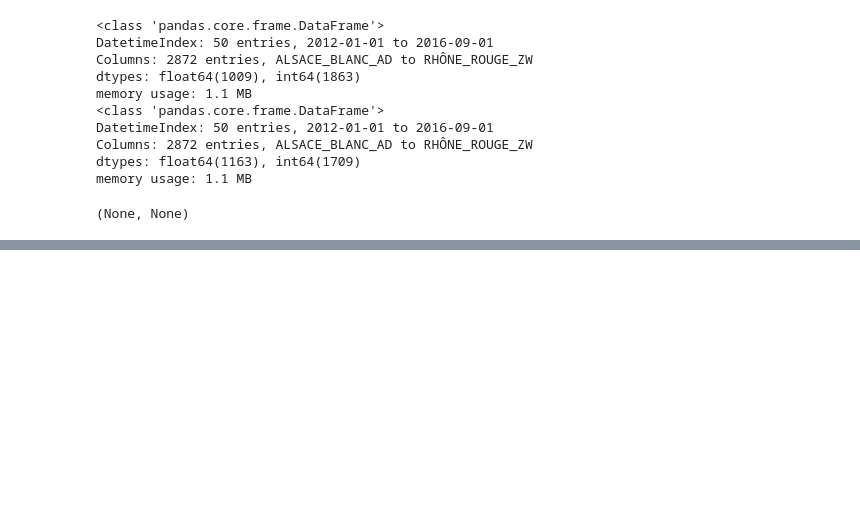
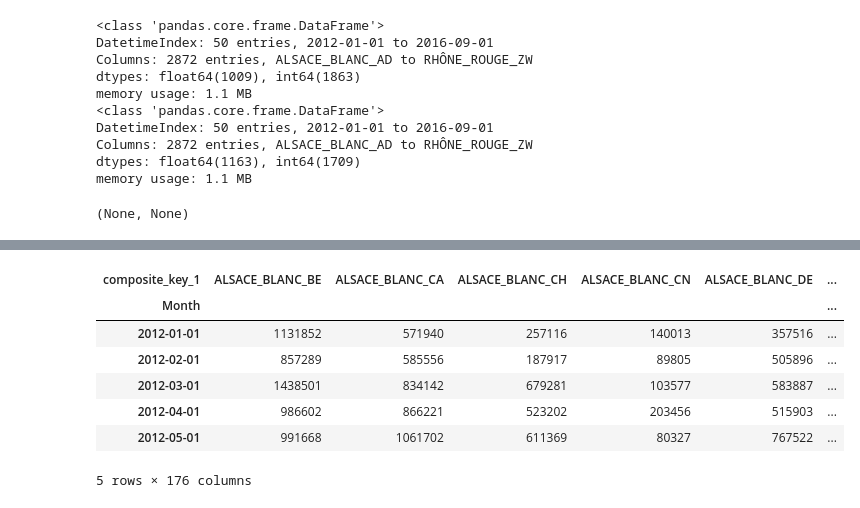
Before and after one commit to antoinecarme/TimeSeriesData, a Jupyter notebook: Stat_FR_CommExt/merged/French_Wine_Export.ipynb, the cells around one changed output, grey strips where cells are left out. Drawn from its saved outputs; the diff is of its cells as text; code cells hidden in the pictures; blank space fills up the shorter version.

```diff
--- a/Stat_FR_CommExt/merged/French_Wine_Export.ipynb
+++ b/Stat_FR_CommExt/merged/French_Wine_Export.ipynb
@@ -279,0 +334,15 @@ df_kgs.to_csv('French_Wine_Export_in_Kgs.csv');
+# %%
+wexp4['composite_key_1'] = wexp4['wine'] + "_" + wexp4['variant'] + "_" + wexp4['Country_1'];
+# %%
+df_euros_1 = pd.pivot_table(wexp4, values="EUROS", index=["Month"], columns=["composite_key_1"], fill_value=0)
+df_kgs_1 = pd.pivot_table(wexp4, values="KG", index=["Month"], columns=["composite_key_1"], fill_value=0)
+df_euros_1.head()
+# %% [output]
+| composite_key_1 | ALSACE_BLANC_BE | ALSACE_BLANC_CA | ALSACE_BLANC_CH | ALSACE_BLANC_CN | ALSACE_BLANC_DE | ... |
+| Month |  |  |  |  |  | ... |
+| 2012-01-01 | 1131852 | 571940 | 257116 | 140013 | 357516 | ... |
+| 2012-02-01 | 857289 | 585556 | 187917 | 89805 | 505896 | ... |
+| 2012-03-01 | 1438501 | 834142 | 679281 | 103577 | 583887 | ... |
+| 2012-04-01 | 986602 | 866221 | 523202 | 203456 | 515903 | ... |
+| 2012-05-01 | 991668 | 1061702 | 611369 | 80327 | 767522 | ... |
+5 rows × 176 columns
```
Also changed, not shown: parts of 10 cells of this notebook, 2 other files.
